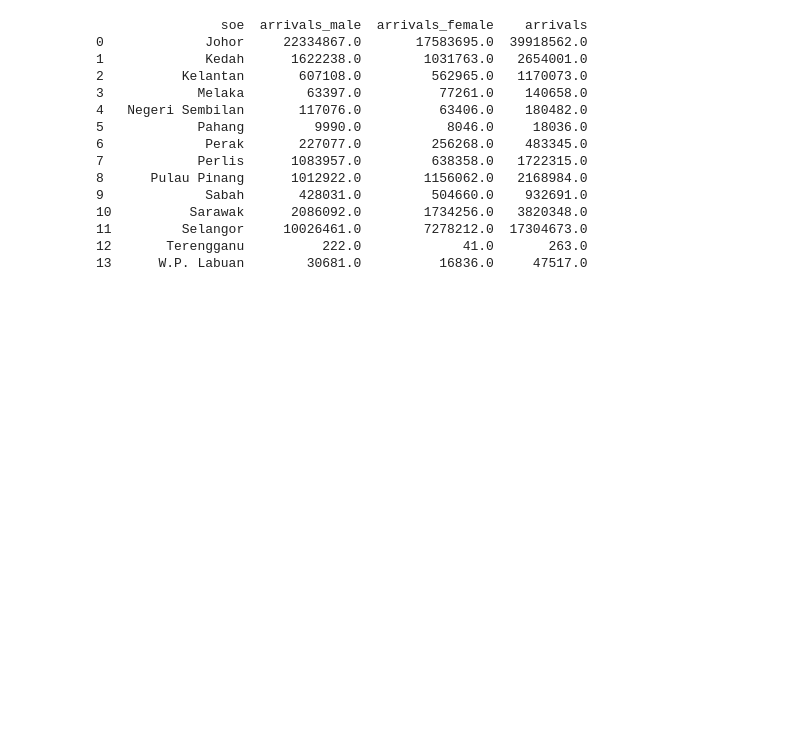
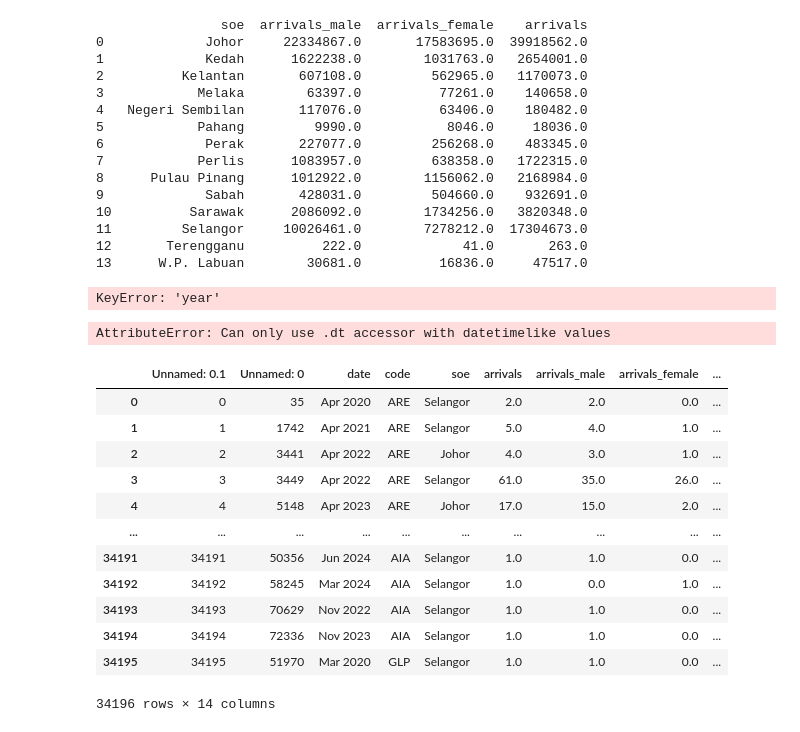
Before and after one commit to steverahardjo/viz02, a Jupyter notebook: src/dataset/proccessing.ipynb, the cells around one changed output. Drawn from its saved outputs; the diff is of its cells as text; code cells hidden in the pictures; blank space fills up the shorter version.

```diff
--- a/src/dataset/proccessing.ipynb
+++ b/src/dataset/proccessing.ipynb
@@ -648,0 +647,27 @@ df_melted.to_csv("sankey.csv")
+# %%
+import pandas as pd
+df=pd.read_csv("grouped_arrivals.csv")
+# %%
+grouped_df = df.groupby(['year', 'soe', 'country'])['arrivals'].sum().reset_index()
+# %% [output]
+KeyError: 'year'
+# %%
+yearly_sum = df.groupby(df['date'].dt.year)['arrivals'].sum().reset_index()
+# %% [output]
+AttributeError: Can only use .dt accessor with datetimelike values
+# %%
+df
+# %% [output]
+|  | Unnamed: 0.1 | Unnamed: 0 | date | code | soe | arrivals | arrivals_male | arrivals_female | ... |
+| 0 | 0 | 35 | Apr 2020 | ARE | Selangor | 2.0 | 2.0 | 0.0 | ... |
+| 1 | 1 | 1742 | Apr 2021 | ARE | Selangor | 5.0 | 4.0 | 1.0 | ... |
+| 2 | 2 | 3441 | Apr 2022 | ARE | Johor | 4.0 | 3.0 | 1.0 | ... |
+| 3 | 3 | 3449 | Apr 2022 | ARE | Selangor | 61.0 | 35.0 | 26.0 | ... |
+| 4 | 4 | 5148 | Apr 2023 | ARE | Johor | 17.0 | 15.0 | 2.0 | ... |
+| ... | ... | ... | ... | ... | ... | ... | ... | ... | ... |
+| 34191 | 34191 | 50356 | Jun 2024 | AIA | Selangor | 1.0 | 1.0 | 0.0 | ... |
+| 34192 | 34192 | 58245 | Mar 2024 | AIA | Selangor | 1.0 | 0.0 | 1.0 | ... |
+| 34193 | 34193 | 70629 | Nov 2022 | AIA | Selangor | 1.0 | 1.0 | 0.0 | ... |
+| 34194 | 34194 | 72336 | Nov 2023 | AIA | Selangor | 1.0 | 1.0 | 0.0 | ... |
+| 34195 | 34195 | 51970 | Mar 2020 | GLP | Selangor | 1.0 | 1.0 | 0.0 | ... |
+34196 rows × 14 columns
```
Also changed, not shown: parts of 1 cell of this notebook, 7 other files.
